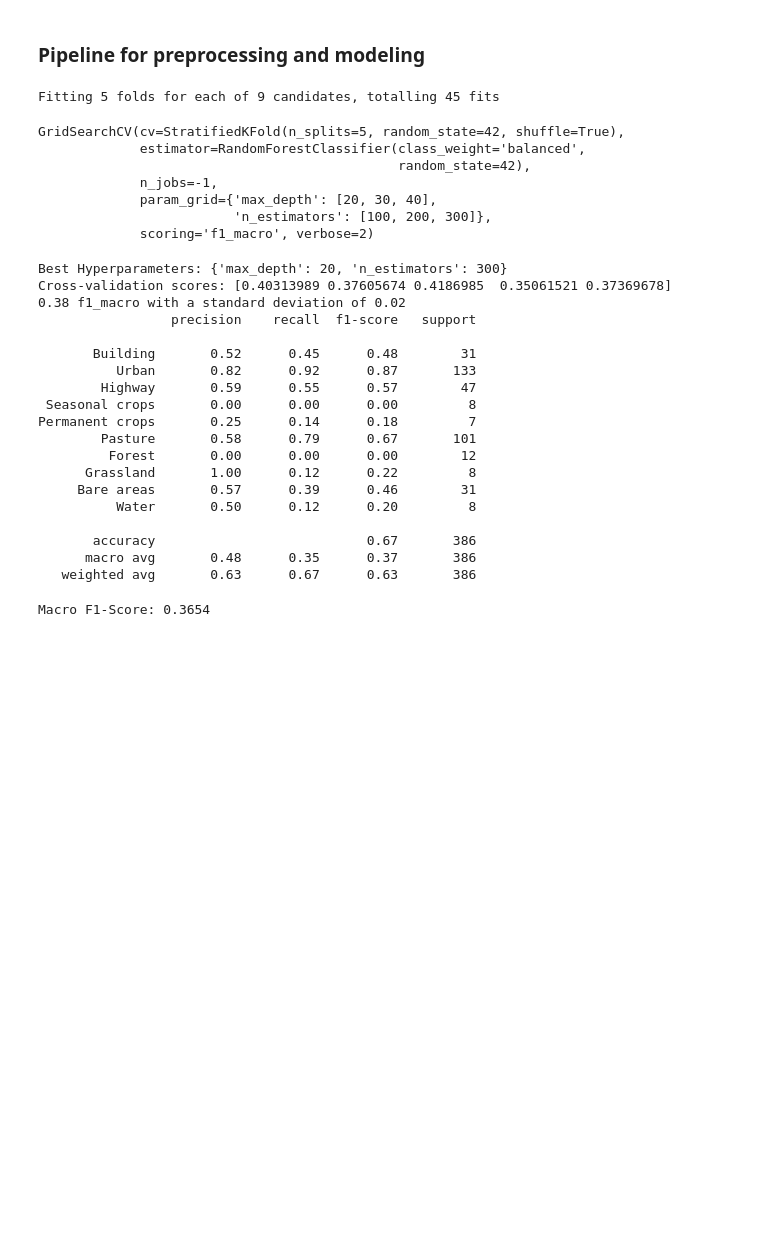
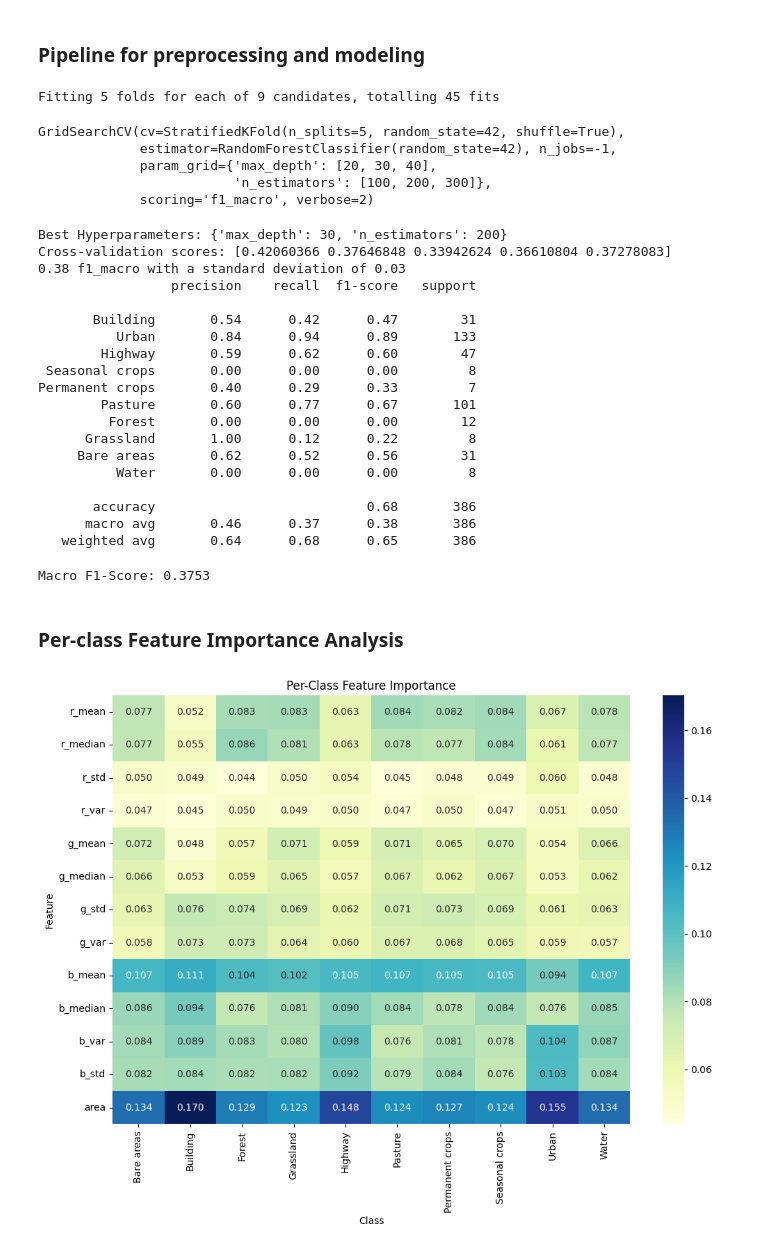
Before and after one commit to kshitijrajsharma/landcoverclassification, a Jupyter notebook: notebooks/milestone_2.ipynb, the cells around one changed output. Drawn from its saved outputs; the diff is of its cells as text; code cells hidden in the pictures; blank space fills up the shorter version.

Commit message:
Added markdown cells and  per-class feature importance analysis from random forest

```diff
--- a/notebooks/milestone_2.ipynb
+++ b/notebooks/milestone_2.ipynb
@@ -374,7 +401,7 @@ param_grid = {
 cv = StratifiedKFold(n_splits=5, shuffle=True, random_state=42)
 
 grid_search = GridSearchCV(
-    estimator=RandomForestClassifier(random_state=42, class_weight='balanced'),
+    estimator=RandomForestClassifier(random_state=42),
     param_grid=param_grid,
     cv=cv,
     n_jobs=-1,
@@ -385,9 +412,7 @@ grid_search.fit(X_train, y_train)
 # %% [output]
 Fitting 5 folds for each of 9 candidates, totalling 45 fits
 GridSearchCV(cv=StratifiedKFold(n_splits=5, random_state=42, shuffle=True),
-             estimator=RandomForestClassifier(class_weight='balanced',
-                                              random_state=42),
-             n_jobs=-1,
+             estimator=RandomForestClassifier(random_state=42), n_jobs=-1,
              param_grid={'max_depth': [20, 30, 40],
                          'n_estimators': [100, 200, 300]},
              scoring='f1_macro', verbose=2)
@@ -408,29 +433,31 @@ y_pred = best_model.predict(X_test)
 # Get accuracy of best model
 print(classification_report(y_test, y_pred, target_names=label_map.values()))
 # %% [output]
-Best Hyperparameters: {'max_depth': 20, 'n_estimators': 300}
-Cross-validation scores: [0.40313989 0.37605674 0.4186985  0.35061521 0.37369678]
-0.38 f1_macro with a standard deviation of 0.02
+Best Hyperparameters: {'max_depth': 30, 'n_estimators': 200}
+Cross-validation scores: [0.42060366 0.37646848 0.33942624 0.36610804 0.37278083]
+0.38 f1_macro with a standard deviation of 0.03
                  precision    recall  f1-score   support
 
-       Building       0.52      0.45      0.48        31
-          Urban       0.82      0.92      0.87       133
-        Highway       0.59      0.55      0.57        47
+       Building       0.54      0.42      0.47        31
+          Urban       0.84      0.94      0.89       133
+        Highway       0.59      0.62      0.60        47
  Seasonal crops       0.00      0.00      0.00         8
-Permanent crops       0.25      0.14      0.18         7
-        Pasture       0.58      0.79      0.67       101
+Permanent crops       0.40      0.29      0.33         7
+        Pasture       0.60      0.77      0.67       101
          Forest       0.00      0.00      0.00        12
       Grassland       1.00      0.12      0.22         8
-     Bare areas       0.57      0.39      0.46        31
-          Water       0.50      0.12      0.20         8
+     Bare areas       0.62      0.52      0.56        31
+          Water       0.00      0.00      0.00         8
 
-       accuracy                           0.67       386
-      macro avg       0.48      0.35      0.37       386
-   weighted avg       0.63      0.67      0.63       386
+       accuracy                           0.68       386
+      macro avg       0.46      0.37      0.38       386
+   weighted avg       0.64      0.68      0.65       386
 # %%
 from sklearn.metrics import classification_report, confusion_matrix, f1_score
 
 macro_f1 = f1_score(y_test, y_pred, average='macro')
 print(f"Macro F1-Score: {macro_f1:.4f}")
 # %% [output]
-Macro F1-Score: 0.3654
+Macro F1-Score: 0.3753
+# %% [markdown]
+### Per-class Feature Importance Analysis
@@ -436,0 +514,9 @@ Macro F1-Score: 0.3654
+# %%
+plt.figure(figsize=(12, 8))
+sns.heatmap(feature_importance_df, annot=True, cmap="YlGnBu", fmt=".3f")
+plt.title("Per-Class Feature Importance")
+plt.xlabel("Class")
+plt.ylabel("Feature")
+plt.show()
+# %% [output]
+[figure, added]
```
Also changed, not shown: parts of 15 cells of this notebook, 1 other file.
